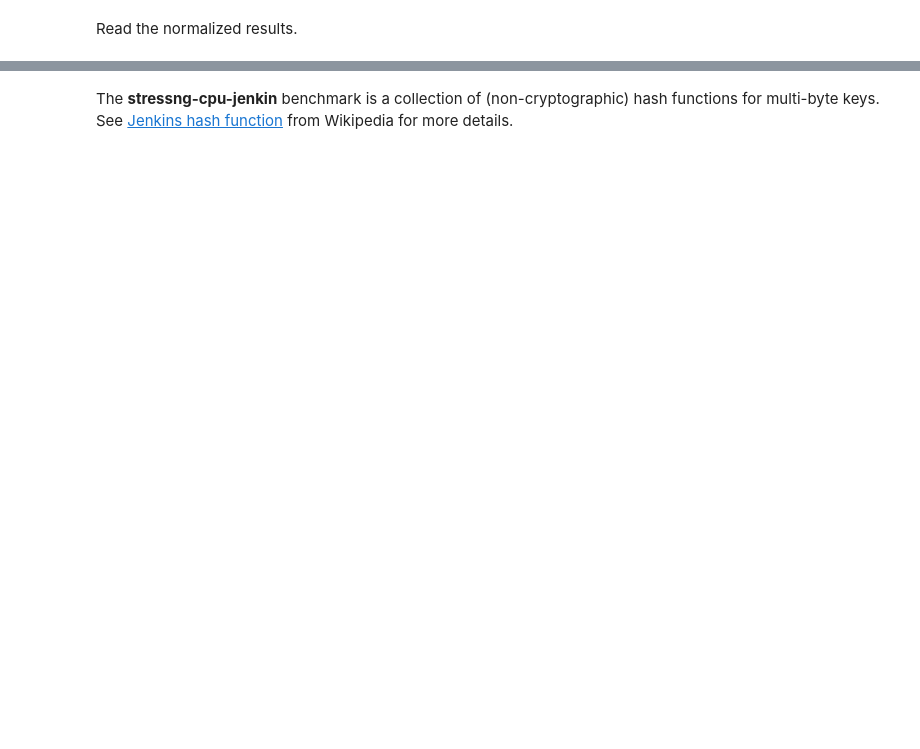
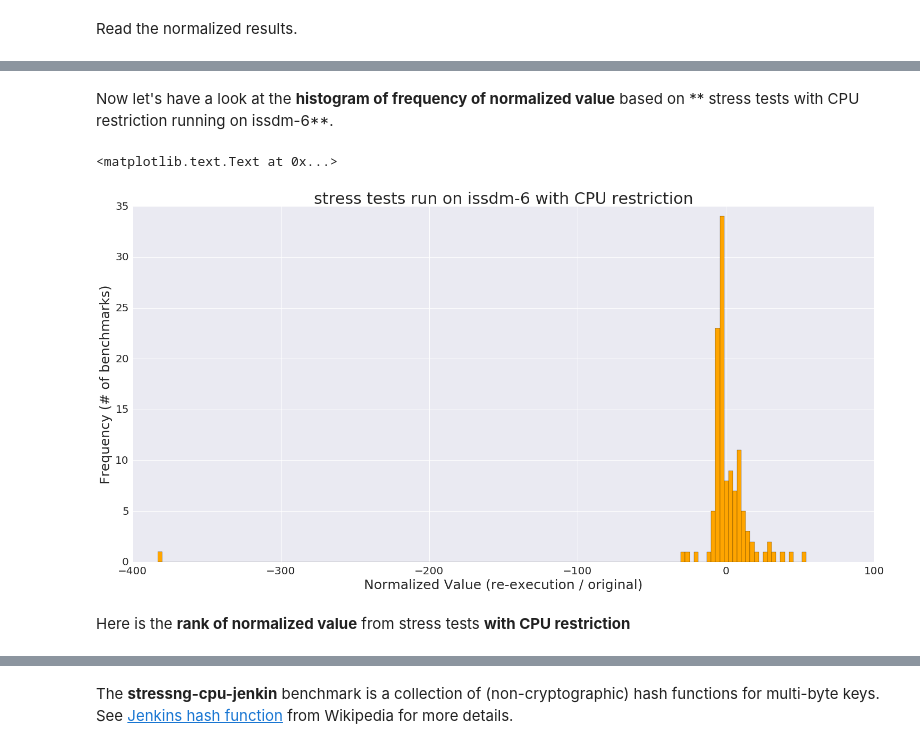
Before and after one commit to ljishen/srl, a Jupyter notebook: kivier/experiments/benchmarking/visualize_2.ipynb, the cells around one changed output, grey strips where cells are left out. Cells and saved outputs as stored; diff of their text form; code cells hidden in the pictures; blank space fills up the shorter version.

```diff
--- a/kivier/experiments/benchmarking/visualize_2.ipynb
+++ b/kivier/experiments/benchmarking/visualize_2.ipynb
@@ -197,0 +204,15 @@ plt.ylabel('Frequency (# of benchmarks)')
+# %% [markdown]
+Now let's have a look at the **histogram of frequency of normalized value** based on ** stress tests with CPU restriction running on issdm-6**.
+# %%
+df_normalized_issdm_6_with_limit = df_normalized[normalized_machine_is_issdm_6 & normalized_limits_is_with]
+df_normalized_issdm_6_with_limit.normalized.hist(color='Orange', bins=150, figsize=(25,12), xlabelsize=20, ylabelsize=20)
+
+plt.title('stress tests run on issdm-6 with CPU restriction', fontsize=30)
+
+plt.xlabel('Normalized Value (re-execution / original)', fontsize=25)
+plt.ylabel('Frequency (# of benchmarks)', fontsize=25)
+# %% [output]
+<matplotlib.text.Text at 0x...>
+[figure, added]
+# %% [markdown]
+Here is the **rank of normalized value** from stress tests **with CPU restriction**
```
Also changed, not shown: parts of 111 cells of this notebook, 1 other file.
